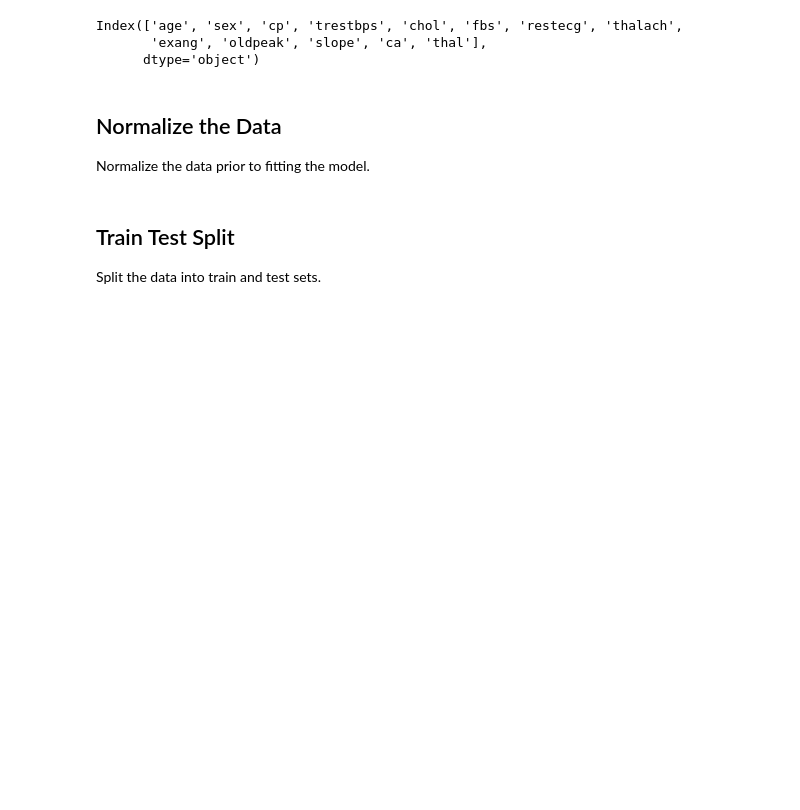
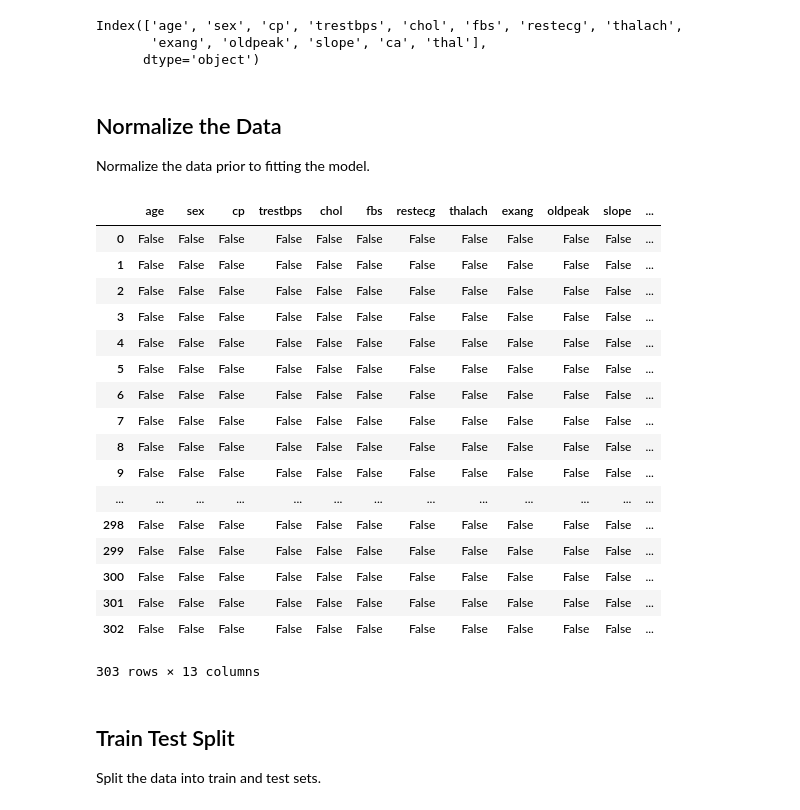
Before and after one commit to aschams/dsc-logistic-regression-in-scikit-learn-lab-dc-ds-060319, a Jupyter notebook: index.ipynb, the cells around one changed output. Drawn from its saved outputs; the diff is of its cells as text; code cells hidden in the pictures; blank space fills up the shorter version.

```diff
--- a/index.ipynb
+++ b/index.ipynb
@@ -47,6 +47,26 @@ Index(['age', 'sex', 'cp', 'trestbps', 'chol', 'fbs', 'restecg', 'thalach',
 Normalize the data prior to fitting the model.
 # %%
 #Your code here
+X.isna().sum(axis)
+# %% [output]
+|  | age | sex | cp | trestbps | chol | fbs | restecg | thalach | exang | oldpeak | slope | ... |
+| 0 | False | False | False | False | False | False | False | False | False | False | False | ... |
+| 1 | False | False | False | False | False | False | False | False | False | False | False | ... |
+| 2 | False | False | False | False | False | False | False | False | False | False | False | ... |
+| 3 | False | False | False | False | False | False | False | False | False | False | False | ... |
+| 4 | False | False | False | False | False | False | False | False | False | False | False | ... |
+| 5 | False | False | False | False | False | False | False | False | False | False | False | ... |
+| 6 | False | False | False | False | False | False | False | False | False | False | False | ... |
+| 7 | False | False | False | False | False | False | False | False | False | False | False | ... |
+| 8 | False | False | False | False | False | False | False | False | False | False | False | ... |
+| 9 | False | False | False | False | False | False | False | False | False | False | False | ... |
+| ... | ... | ... | ... | ... | ... | ... | ... | ... | ... | ... | ... | ... |
+| 298 | False | False | False | False | False | False | False | False | False | False | False | ... |
+| 299 | False | False | False | False | False | False | False | False | False | False | False | ... |
+| 300 | False | False | False | False | False | False | False | False | False | False | False | ... |
+| 301 | False | False | False | False | False | False | False | False | False | False | False | ... |
+| 302 | False | False | False | False | False | False | False | False | False | False | False | ... |
+303 rows × 13 columns
 # %% [markdown]
 ## Train Test Split
 Split the data into train and test sets.
```
